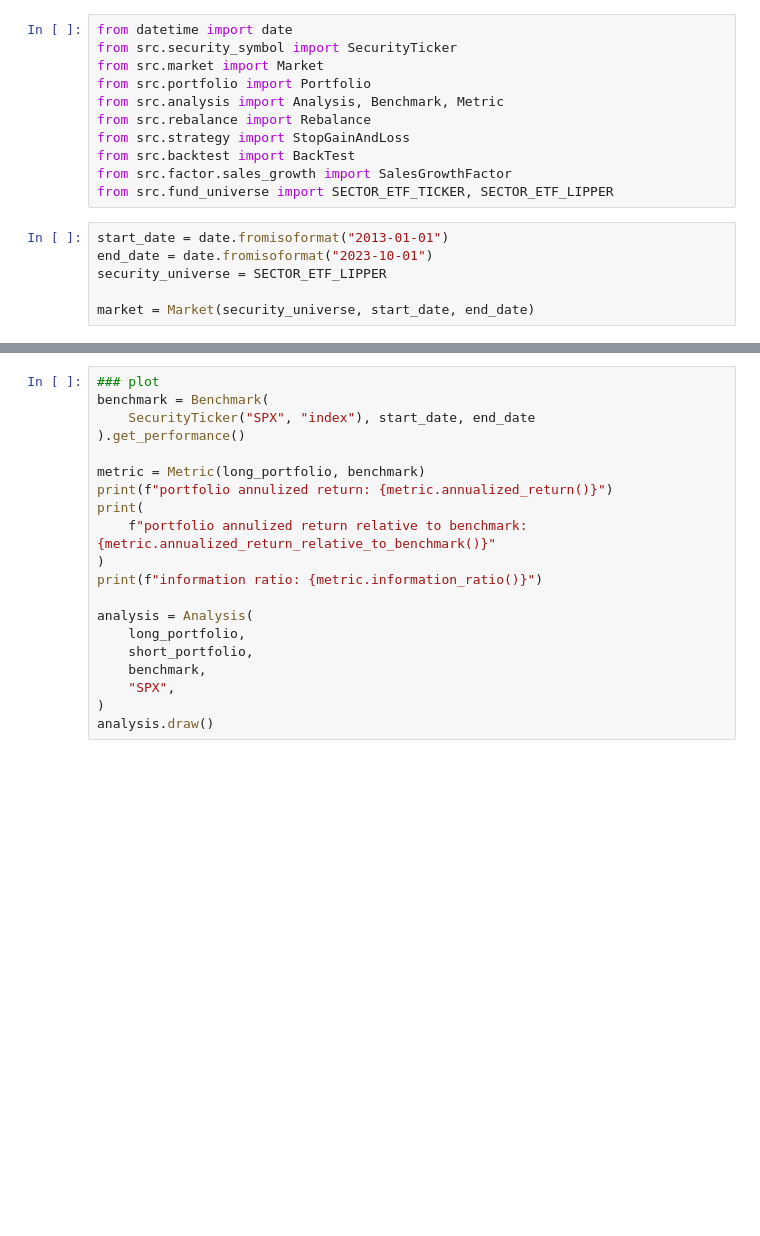
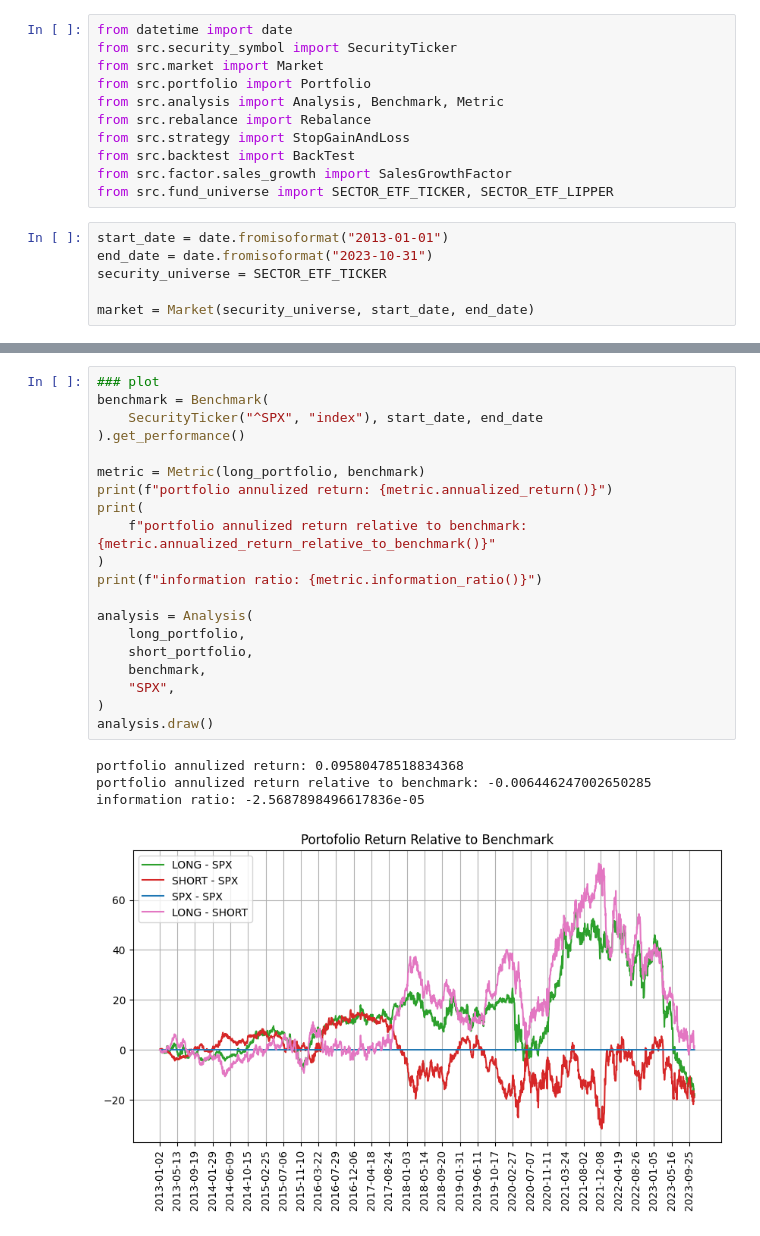
Before and after one commit to millionguu/Backtest-Engine-in-progress, a Jupyter notebook: run.ipynb, the cells around one changed output, grey strips where cells are left out. Saved outputs shown, nothing was run; the diff lists cells and outputs as text; blank space fills up the shorter version.

```diff
--- a/run.ipynb
+++ b/run.ipynb
@@ -11,8 +11,8 @@ from src.factor.sales_growth import SalesGrowthFactor
 from src.fund_universe import SECTOR_ETF_TICKER, SECTOR_ETF_LIPPER
 # %%
 start_date = date.fromisoformat("2013-01-01")
-end_date = date.fromisoformat("2023-10-01")
-security_universe = SECTOR_ETF_LIPPER
+end_date = date.fromisoformat("2023-10-31")
+security_universe = SECTOR_ETF_TICKER
 
 market = Market(security_universe, start_date, end_date)
 # %%
@@ -48,20 +84,25 @@ backtest.run()
 # %%
 ### plot
 benchmark = Benchmark(
-    SecurityTicker("SPX", "index"), start_date, end_date
+    SecurityTicker("^SPX", "index"), start_date, end_date
 ).get_performance()
 
 metric = Metric(long_portfolio, benchmark)
 print(f"portfolio annulized return: {metric.annualized_return()}")
 print(
     f"portfolio annulized return relative to benchmark: {metric.annualized_return_relative_to_benchmark()}"
 )
 print(f"information ratio: {metric.information_ratio()}")
 
 analysis = Analysis(
     long_portfolio,
     short_portfolio,
     benchmark,
     "SPX",
 )
 analysis.draw()
+# %% [output]
+portfolio annulized return: 0.09580478518834368
+portfolio annulized return relative to benchmark: -0.006446247002650285
+information ratio: -2.5687898496617836e-05
+[figure, added]
```
Also changed, not shown: parts of 2 cells of this notebook, 10 other files.
